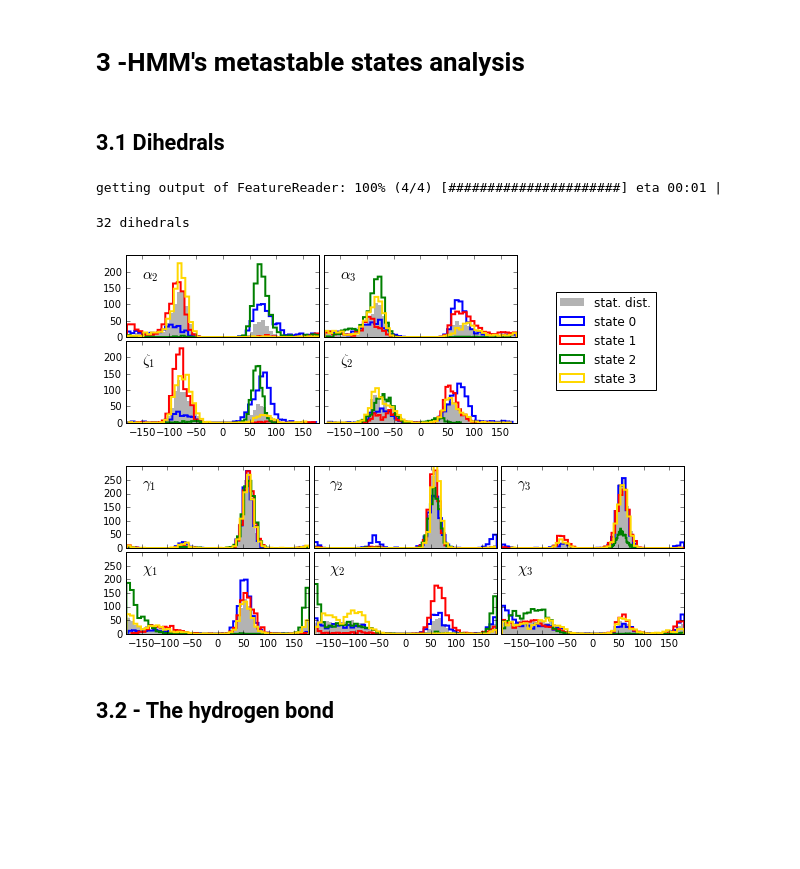
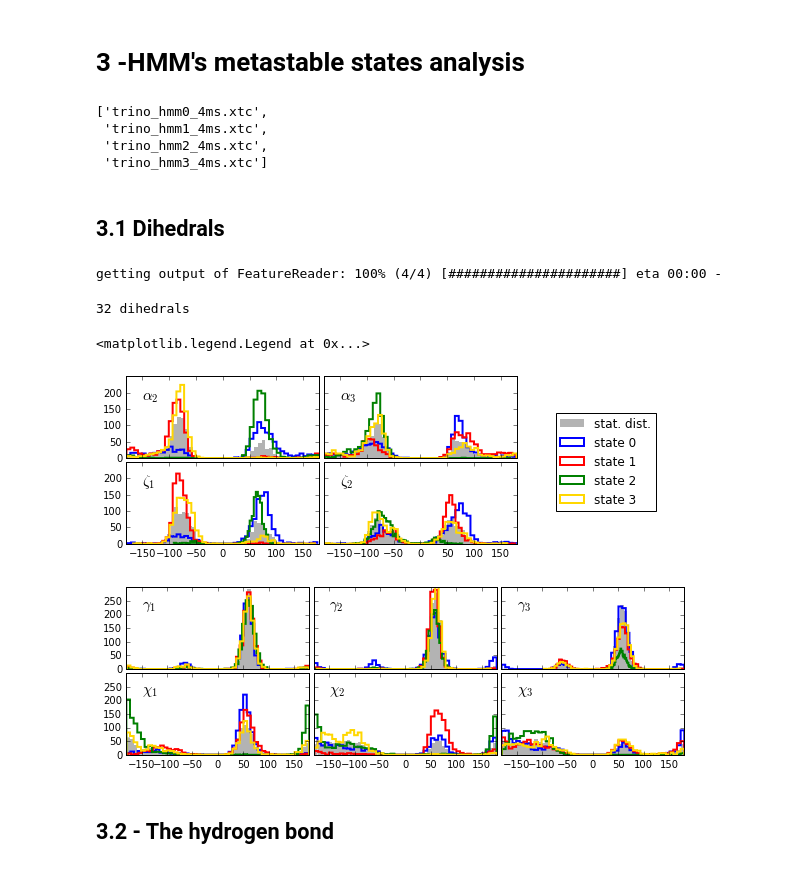
Before and after one commit to srnas/oligonucleotides-kinetics, a Jupyter notebook: trinucleotide.ipynb, the cells around one changed output. Saved outputs shown, nothing was run; the diff lists cells and outputs as text; code cells hidden in the pictures; blank space fills up the shorter version.

```diff
--- a/trinucleotide.ipynb
+++ b/trinucleotide.ipynb
@@ -75,4 +81,4 @@ Total length = 57.0677 microseconds
 # %% [markdown]
 ## 1.1 - TICA analysis:
 # %%
-#traj=coor.load(trajfiles,feat_dGP,chunk_size=1000)
+traj=coor.load(trajfiles,feat_dGP,chunk_size=1000)
@@ -346,30 +331,3 @@ array([[  9.04900937e-01,   3.07233736e-02,   6.16835876e-03,
 # %%
 hmm_rate_matrix2=hmm_rate_matrix/HMM4.lagtime*10*1e3
 hmm_rate_matrix2[np.abs(hmm_rate_matrix2)<1e-1]=0.0
-# %%
-my_pos=np.array(states_pos)
-my_pos[0]+=np.array([0.4,-0.1])
-my_pos[1]+=np.array([0.,0.2])
-plt.contourf(F01.T, 50, cmap=plt.cm.Greys_r, extent=extent01,zorder=-1)
-#plt.contourf(F01.T, 50, cmap=plt.cm.PuBu_r, extent=extent01,zorder=-1)
-#plt.contourf(F01.T, 50, cmap=plt.cm.bone, extent=extent01,zorder=-1)
-#plt.contourf(F01.T, 50, cmap=plt.cm.pink, extent=extent01,zorder=-1)
-#plt.contourf(F01.T, 50, cmap=plt.cm.Purples_r, extent=extent01,zorder=-1)
-plt.ylabel('TIC 2',fontsize=15)
-plt.xlabel('TIC 1',fontsize=15)
-plt.scatter(cl_centers[:,0],cl_centers[:,1],color='black',zorder=0)
-fff,ppp=mpl.plot_network(hmm_rate_matrix2,pos=my_pos,state_colors=colors,\
-                     state_sizes=HMM4.stationary_distribution,arrow_label_format='%1.1f',\
-                        max_width=8,state_scale=3)
-plt.ylim(-1.7,2.3)
-plt.xlim(-1.3,2.5)
-bckax=fff.add_axes([0.15,0.15,0.75,0.75],zorder=-1)
-#cacca=bckax.xaxis.set_ticks(np.arange(-1.7,2.3,0.5))
-#cacca=bckax.yaxis.set_ticks(np.arange(-1.3,2.5,0.5))
-plt.xticks(np.arange(-1.5,3.0,0.5),fontsize=12)
-plt.yticks(np.arange(-1.5,2.5,0.5),fontsize=12)
-
-dire='/u/sbp/giopina/Dropbox/SISSA/markov/trino/'
-name='trino-schema-new'
-for ext in ['.pdf','.png','.svg','.eps']:
-        plt.savefig(dire+name+ext,dpi=200)
@@ -378,10 +340,15 @@ for ext in ['.pdf','.png','.svg','.eps']:
 # %% [markdown]
 # 3 -HMM's metastable states analysis
 # %%
-nstates=HMM4.nstates
-### reading structures:
-trajfiles_meta_states=['dGnew2_hmm'+str(i)+'_'+str(nstates)+'ms.xtc' \
-            for i in range(nstates)]
+hmm_dist = HMM4.metastable_distributions
+hmm_samples = M.sample_by_distributions(hmm_dist, 1000)
+outfiles = ['trino_hmm'+str(i)+'_'+str(nstates)+'ms.xtc' for i in range(0,nstates)]
+coor.save_trajs(inpXout, hmm_samples, outfiles=outfiles)
+# %% [output]
+['trino_hmm0_4ms.xtc',
+ 'trino_hmm1_4ms.xtc',
+ 'trino_hmm2_4ms.xtc',
+ 'trino_hmm3_4ms.xtc']
 # %% [markdown]
 ## 3.1 Dihedrals
 # %%
@@ -397,9 +364,9 @@ lista_chis=dih.get_chi_ndx(top)
 feat_dih.add_dihedrals(lista_chis,cossin=False)
 # %%
 ### cmomputing observables
-dih_meta_states=np.array(coor.load(trajfiles_meta_states,feat_dih))
+dih_meta_states=np.array(coor.load(outfiles,feat_dih))
 # %% [output]
-getting output of FeatureReader: 100% (4/4) [######################] eta 00:01 |
+getting output of FeatureReader: 100% (4/4) [######################] eta 00:00 -
 # %%
 stat_dist = M.stationary_distribution
 stat_samples = M.sample_by_distributions([stat_dist], 1000)
@@ -426,10 +393,8 @@ print len(dih_names), 'dihedrals'
 # %% [output]
 32 dihedrals
 # %%
-#8.27 in × 11.7
 iplot=0
 fig, axes = plt.subplots(2,2, \
-        #gridspec_kw = {'width_ratios':[1.05]+[1 for x in range(nevec)]+[0.05]},\
         figsize=(7,3.),sharex=True,sharey=True)#,sharey=True,sharex=True)
 plt.subplots_adjust(hspace=0.05,wspace=0.025)
 for i_dih in[0,1]:
@@ -461,54 +426,45 @@ for i_dih in[12,13]:
     ax.set_ylim(0,250)
     ax.yaxis.set_ticks(range(0,201,50))
 plt.legend(loc=(1.2,0.4))
-dire='/u/sbp/giopina/Dropbox/SISSA/markov/trino/'
-name='trino-dih_alpha-zeta'
-for ext in ['.pdf','.png','.svg','.eps']:
-        plt.savefig(dire+name+ext,dpi=200, bbox_inches='tight')
 # %% [output]
+<matplotlib.legend.Legend at 0x...>
-[figure, old version]
+[figure, new version]
 # %%
 #8.27 in × 11.7
 iplot=0
 fig, axes = plt.subplots(2,3, \
-        #gridspec_kw = {'width_ratios':[1.05]+[1 for x in range(nevec)]+[0.05]},\
         figsize=(10,3.),sharex=True,sharey=True)#,sharey=True,sharex=True)
 plt.subplots_adjust(hspace=0.05,wspace=0.025)
 for i_dih in[4,5,6]:
     ax=axes[0,iplot]
     ax.text(-150,250*0.9,dih_names[i_dih],fontsize=15)
     ax.hist(dih_statdist[:,i_dih]*180/np.pi,lw=0,bins=50,normed=False,\
                 label='stat. dist.',facecolor='0.7')#,histtype='step')
     for istate in range(0,nstates):
         ax.hist(dih_meta_states[istate][:,i_dih]*180/np.pi,\
                  histtype='step',lw=2,bins=50,normed=False,\
                  label='state '+str(istate),color=colors[istate])
     ax.set_xlim(-180,180)
     ax.set_ylim(0,300)
     ax.yaxis.set_ticks(range(0,251,50))
     iplot+=1
 
 iplot=0
 for i_dih in[29,30,31]:
     ax=axes[1,iplot]
     ax.text(-150,250*0.9,dih_names[i_dih],fontsize=15)
     ax.hist(dih_statdist[:,i_dih]*180/np.pi,lw=0,bins=50,normed=False,\
                  label='stat. dist.',facecolor='0.7')#,histtype='step')
     for istate in range(0,nstates):
         ax.hist(dih_meta_states[istate][:,i_dih]*180/np.pi,histtype='step',\
                  lw=2,bins=50,normed=False,\
                  label='state '+str(istate),color=colors[istate])
     iplot+=1
     ax.set_xlim(-180,180)
     ax.set_ylim(0,300)
     ax.yaxis.set_ticks(range(0,251,50))
-    #plt.legend()
-dire='/u/sbp/giopina/Dropbox/SISSA/markov/trino/'
-name='trino-dih_gamma-chi'
-for ext in ['.pdf','.png','.svg','.eps']:
-        plt.savefig(dire+name+ext,dpi=200, bbox_inches='tight')
 # %% [output]
-[figure, old version]
+[figure, new version]
 # %% [markdown]
 ## 3.2 - The hydrogen bond
 # %%
```
Also changed, not shown: parts of 79 cells of this notebook.
